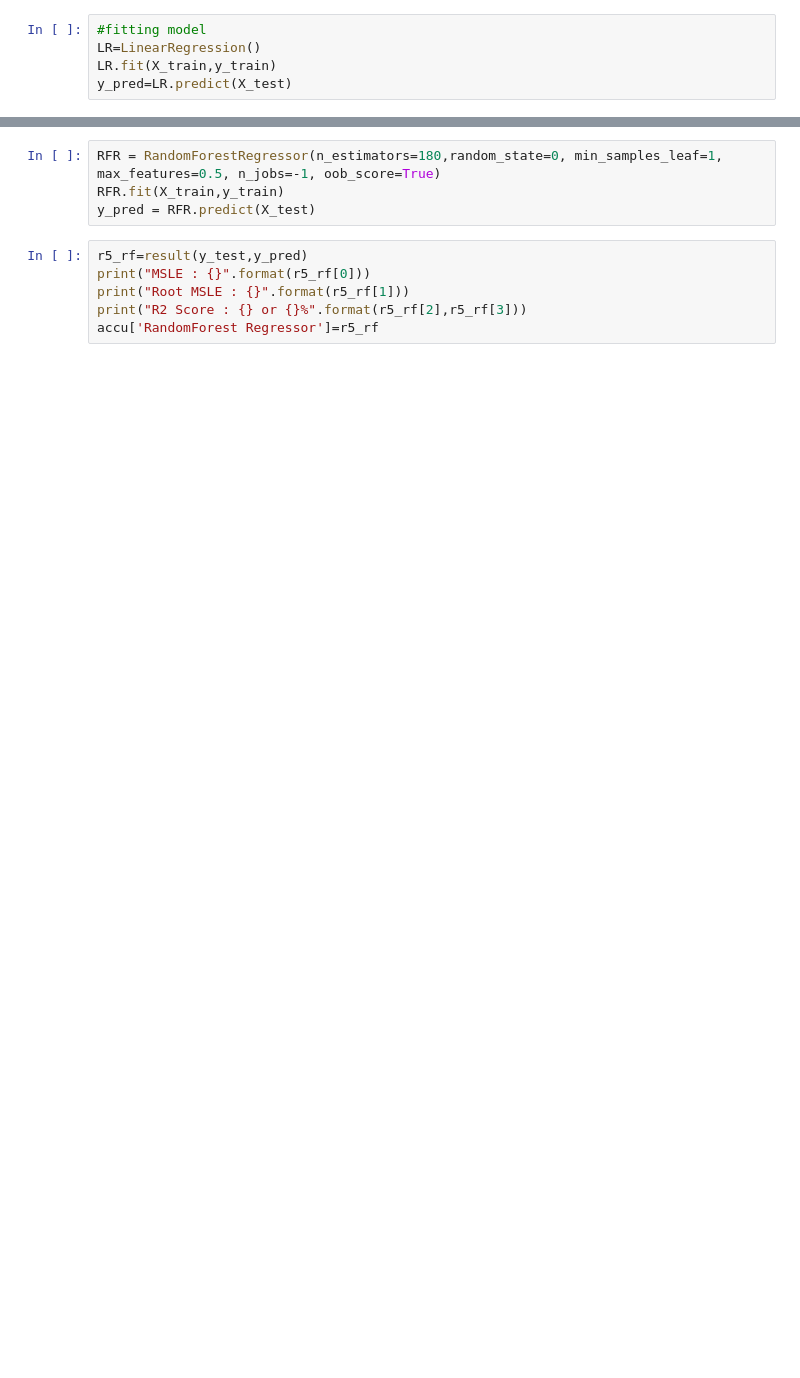
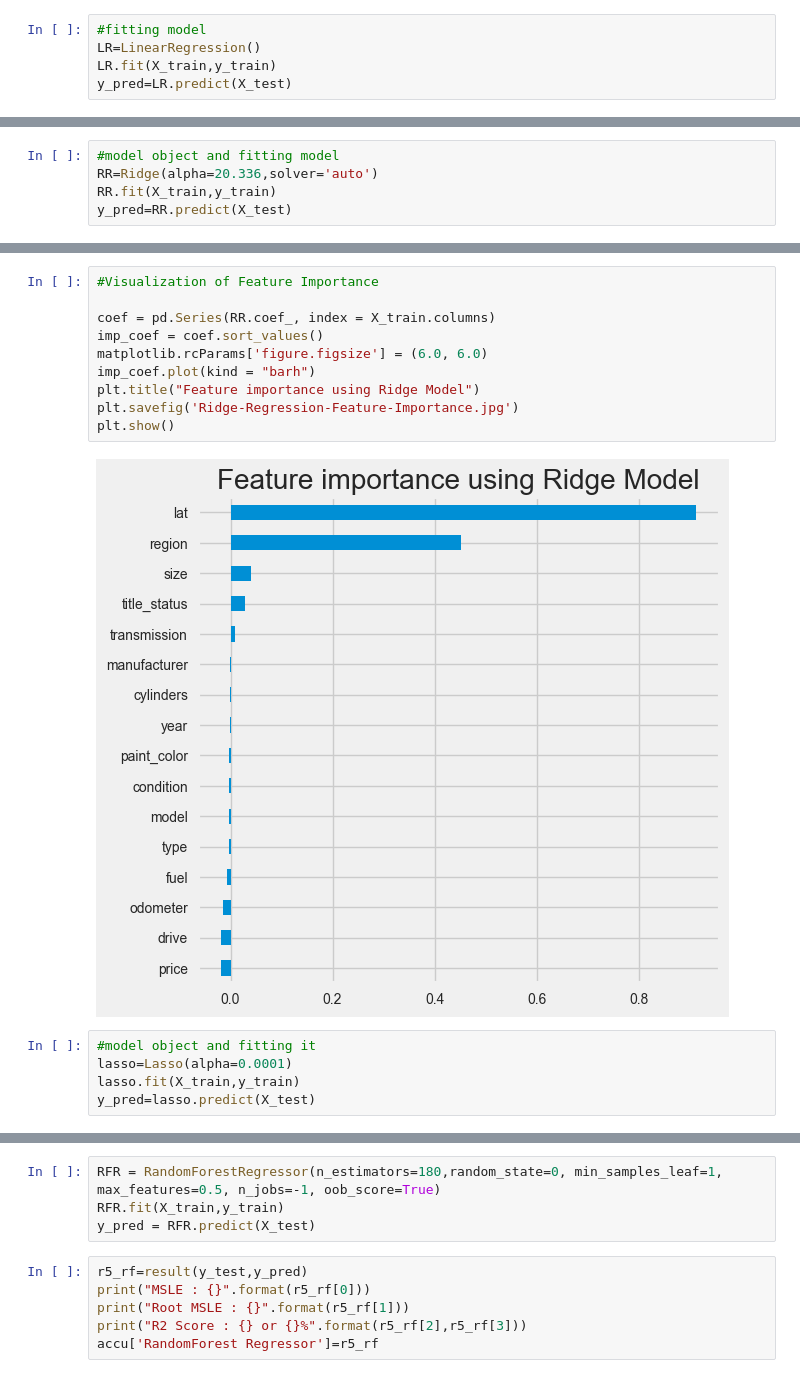
Before and after one commit to CarreteroMunozJoseIvan/Ivan_proyecto_final_ML-, a Jupyter notebook: notebooks/03_Entrenamiento_Modelo.ipynb, the cells around one changed output, grey strips where cells are left out. Drawn from its saved outputs; the diff is of its cells as text; blank space fills up the shorter version.

```diff
--- a/notebooks/03_Entrenamiento_Modelo.ipynb
+++ b/notebooks/03_Entrenamiento_Modelo.ipynb
@@ -158,0 +280,5 @@ for i in range(1,10):
+# %%
+#model object and fitting model
+RR=Ridge(alpha=20.336,solver='auto')
+RR.fit(X_train,y_train)
+y_pred=RR.predict(X_test)
@@ -158,0 +298,17 @@ for i in range(1,10):
+# %%
+#Visualization of Feature Importance
+
+coef = pd.Series(RR.coef_, index = X_train.columns)
+imp_coef = coef.sort_values()
+matplotlib.rcParams['figure.figsize'] = (6.0, 6.0)
+imp_coef.plot(kind = "barh")
+plt.title("Feature importance using Ridge Model")
+plt.savefig('Ridge-Regression-Feature-Importance.jpg')
+plt.show()
+# %% [output]
+[figure, added]
+# %%
+#model object and fitting it
+lasso=Lasso(alpha=0.0001)
+lasso.fit(X_train,y_train)
+y_pred=lasso.predict(X_test)
```
Also changed, not shown: parts of 38 cells of this notebook, 22 other files.
